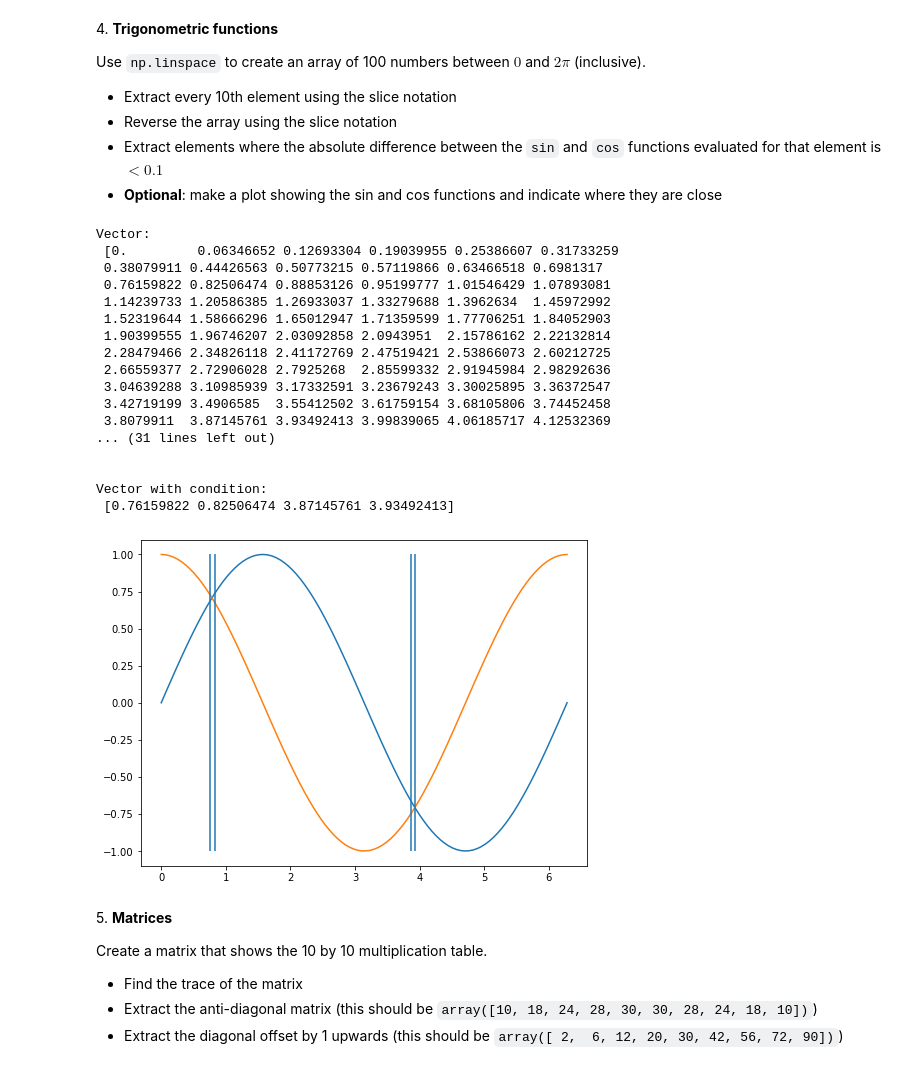
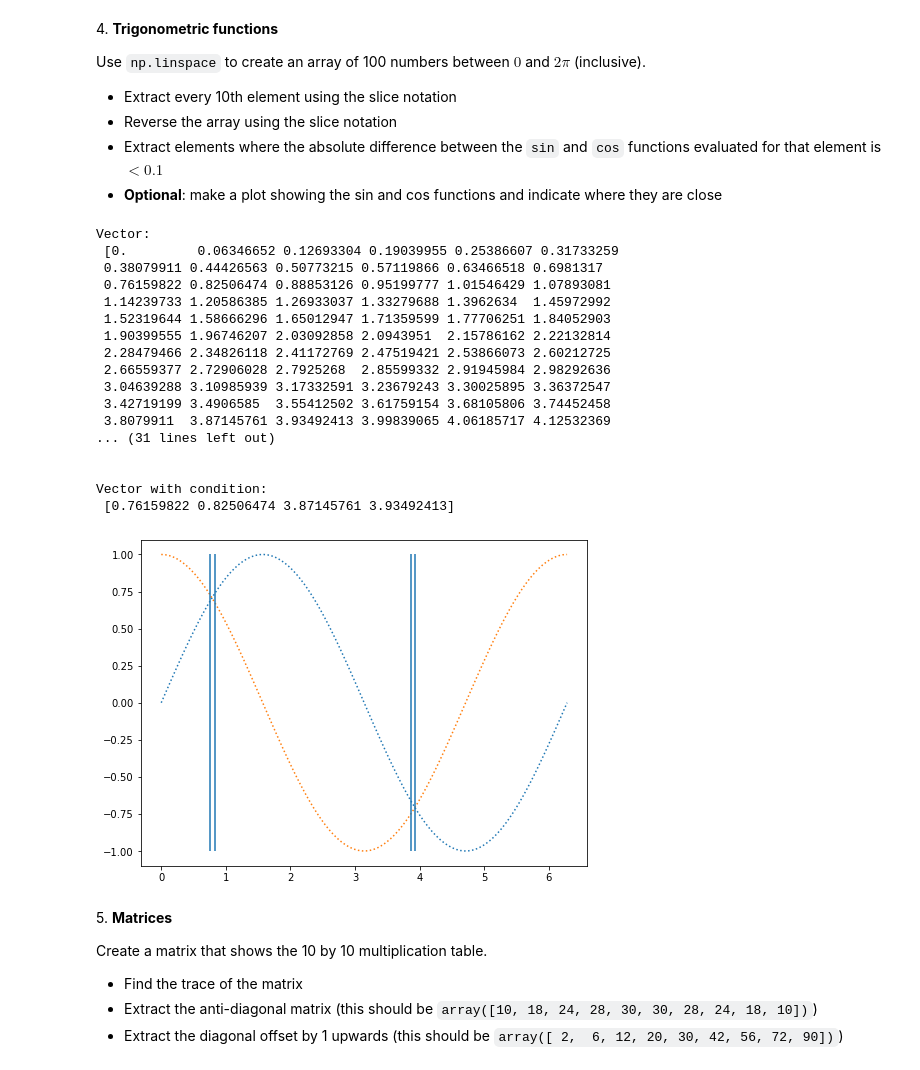
Before and after one commit to zucchett/ScientificComputingWithPython2022, a Jupyter notebook: Homeworks/lab4/04ex_numpy.ipynb, the cells around one changed output. Drawn from its saved outputs; the diff is of its cells as text; code cells hidden in the pictures.

```diff
--- a/Homeworks/lab4/04ex_numpy.ipynb
+++ b/Homeworks/lab4/04ex_numpy.ipynb
@@ -140,36 +140,37 @@ vect = np.linspace(0,2*mt.pi,100)
 
 print("Vector:\n",vect)
 
 print("\n\nVector every ten element:\n",vect[0:100:10])
 
 print("\n\nVector reversed:\n", vect[::-1])
 
 print("\n\nVector with condition:\n", vect[abs(np.sin(vect)-np.cos(vect))<0.1])
 
 plt.figure(figsize=(8, 6))
-plt.plot(vect,np.sin(vect))
-plt.plot(vect,np.cos(vect))
+#dotted style to see the point used to build the curves
+plt.plot(vect,np.sin(vect), linestyle = "dotted")
+plt.plot(vect,np.cos(vect),linestyle = "dotted")
 plt.vlines(vect[abs(np.sin(vect)-np.cos(vect))<0.1],-1,1) #point where they are close
 plt.show()
 # %% [output]
 Vector:
  [0.         0.06346652 0.12693304 0.19039955 0.25386607 0.31733259
  0.38079911 0.44426563 0.50773215 0.57119866 0.63466518 0.6981317
  0.76159822 0.82506474 0.88853126 0.95199777 1.01546429 1.07893081
  1.14239733 1.20586385 1.26933037 1.33279688 1.3962634  1.45972992
  1.52319644 1.58666296 1.65012947 1.71359599 1.77706251 1.84052903
  1.90399555 1.96746207 2.03092858 2.0943951  2.15786162 2.22132814
  2.28479466 2.34826118 2.41172769 2.47519421 2.53866073 2.60212725
  2.66559377 2.72906028 2.7925268  2.85599332 2.91945984 2.98292636
  3.04639288 3.10985939 3.17332591 3.23679243 3.30025895 3.36372547
  3.42719199 3.4906585  3.55412502 3.61759154 3.68105806 3.74452458
  3.8079911  3.87145761 3.93492413 3.99839065 4.06185717 4.12532369
 ... (31 lines left out)
 
 
 Vector with condition:
  [0.76159822 0.82506474 3.87145761 3.93492413]
-[figure, old version]
+[figure, new version]
 # %% [markdown]
 5\. **Matrices**
 
```
Also changed, not shown: parts of 6 cells of this notebook.
